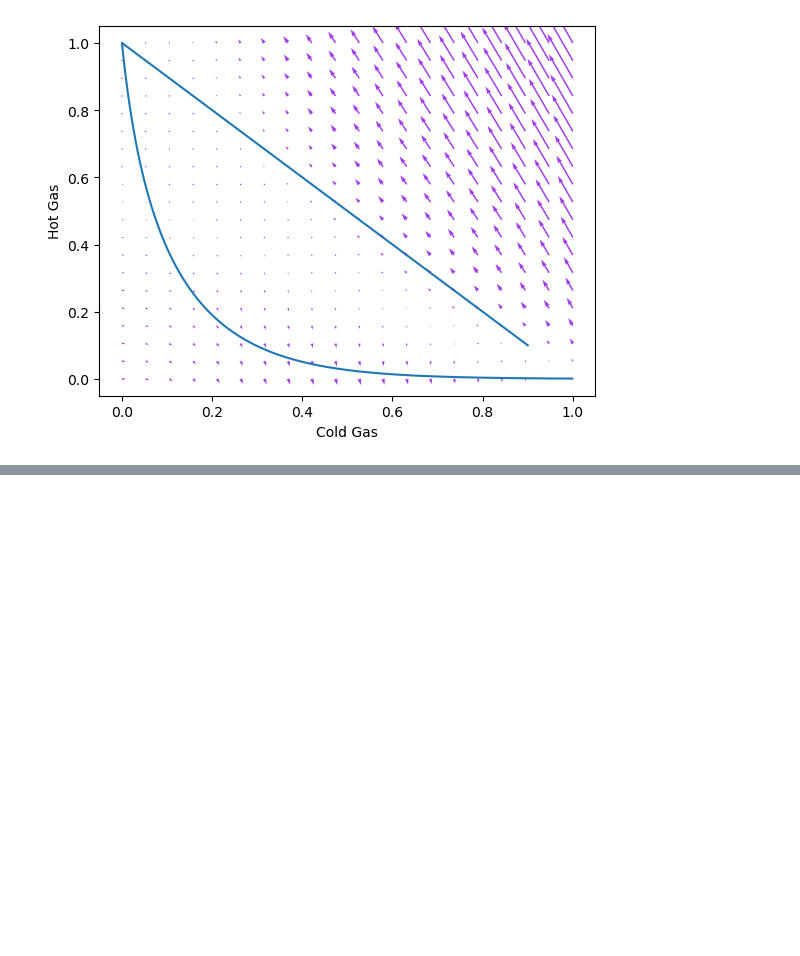
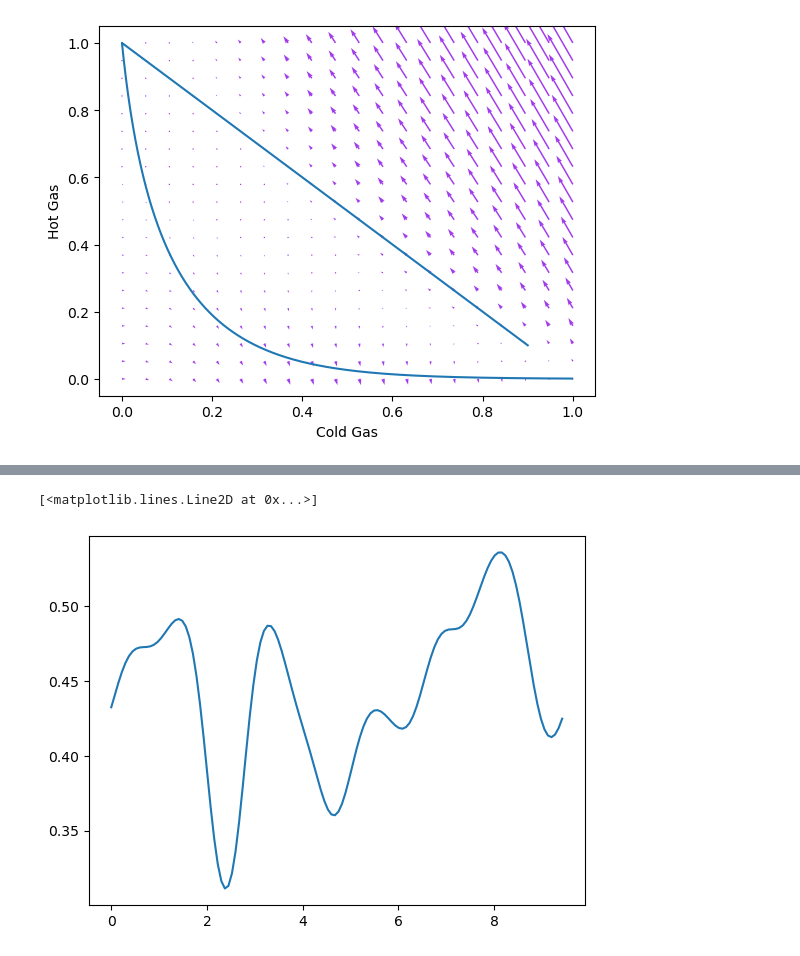
Before and after one commit to wayne0457/Nonlinear, a Jupyter notebook: bifurcation.ipynb, the cells around one changed output, grey strips where cells are left out. Cells and saved outputs as stored; diff of their text form; code cells hidden in the pictures; blank space fills up the shorter version.

```diff
--- a/bifurcation.ipynb
+++ b/bifurcation.ipynb
@@ -247,0 +343,74 @@ Text(0, 0.5, 'Hot Gas')
+# %%
+# Finite Difference
+
+from scipy.fft import fft, ifft
+from scipy import optimize
+
+N  = 128
+L  = 3 * np.pi
+dx = L / N
+dt = 0.01
+t  = 100
+
+c = X
+h = Y
+w = 1 - X - Y
+'''
+c = np.ones(N) * 0.9
+w = np.ones(N) * 0.1
+h = np.ones(N) * 0.0
+
+
+h[int(N/2)] = 0.5
+h[int(N/2-1)] = 0.4
+h[int(N/2+1)] = 0.4
+h[int(N/2-2)] = 0.3
+h[int(N/2+2)] = 0.3
+h[int(N/2-3)] = 0.2
+h[int(N/2+3)] = 0.2
+'''
+
+
+Dc = 0.001
+Dh = 0.001
+Dw = 0.001
+
+A = 0.3
+B = 3.5
+
+c_result = np.zeros((N, int(t/dt/10)))
+h_result = np.zeros((N, int(t/dt/10)))
+w_result = np.zeros((N, int(t/dt/10)))
+
+
+for j in range(int(t/dt)):
+
+    # Linear term for c, h, w
+    Lc = Dc * (np.roll(c, 1) + np.roll(c, -1) - 2 * c) / (dx**2)
+    Lh = Dh * (np.roll(h, 1) + np.roll(h, -1) - 2 * h) / (dx**2)
+    Lw = Dw * (np.roll(w, 1) + np.roll(w, -1) - 2 * w) / (dx**2)
+    #print(Lc, Lh, Lw)
+
+    # Nonlinear term, N(t), N(t-\delta t) for c, h, w
+
+
+
+    c = c + (A * w - B * c * h**2 + Lc) * dt
+    h = h + (B * c * h**2 - h * w + Lh) * dt
+    w = w + (h * w - A * w + Lw) * dt
+
+    if (j % 10) == 0:
+        c_result[:, int(j/10)] = c
+        h_result[:, int(j/10)] = h
+        w_result[:, int(j/10)] = w
+
+    if np.isnan(c).any():
+        print("Error, encounter NaN")
+        print(j)
+        break
+
+x = np.linspace(0, L, N)
+plt.plot(x, c_result[:, -1])
+# %% [output]
+[<matplotlib.lines.Line2D at 0x...>]
+[figure, added]
```
Also changed, not shown: parts of 2 cells of this notebook.
